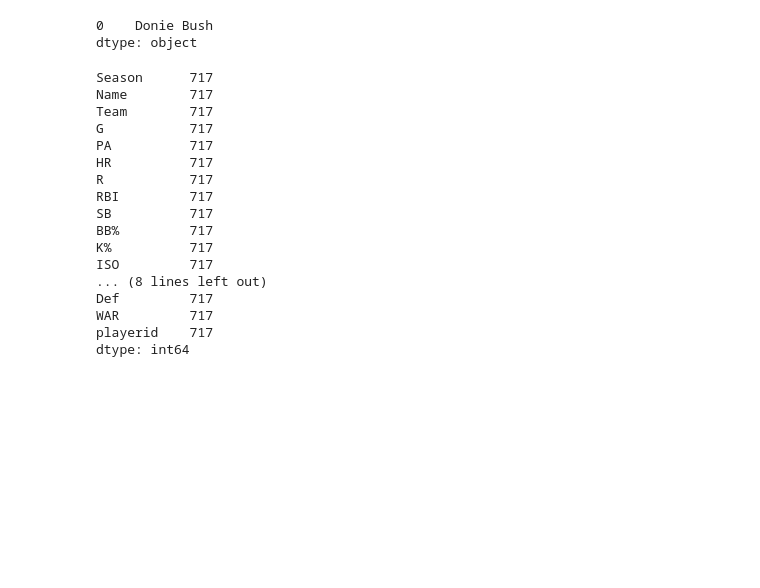
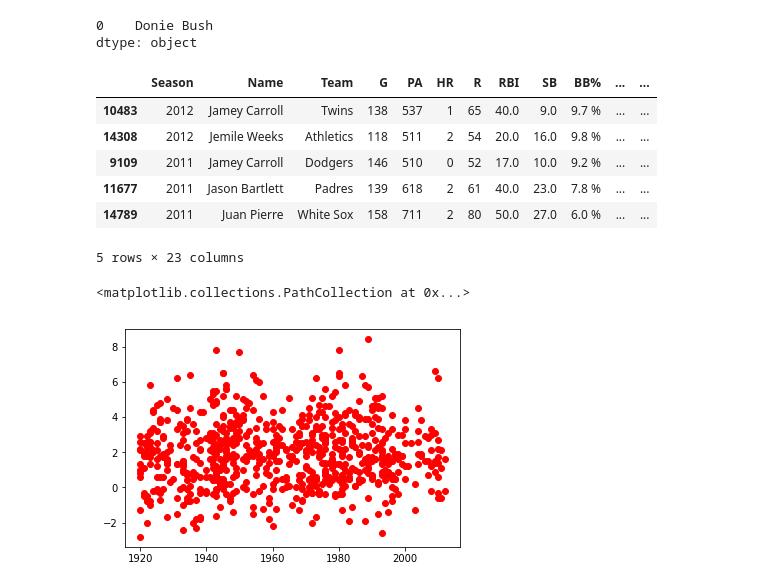
Before and after one commit to TrevorCap/Baseball, a Jupyter notebook: Barton.ipynb, the cells around one changed output. Cells and saved outputs as stored; diff of their text form; code cells hidden in the pictures; blank space fills up the shorter version.

```diff
--- a/Barton.ipynb
+++ b/Barton.ipynb
@@ -47,24 +44,20 @@ bartons.Name.mode()
 0    Donie Bush
 dtype: object
 # %%
-livebartons = livebartons[bartons.Season > 1919]
-livebartons = livebartons.sort_values(by=['Season'], ascending=False)
-livebartons.count()
+livebartons = bartons[bartons.Season > 1919]
+livebartons.head()
 # %% [output]
+|  | Season | Name | Team | G | PA | HR | R | RBI | SB | BB% | ... | ... |
+| 10483 | 2012 | Jamey Carroll | Twins | 138 | 537 | 1 | 65 | 40.0 | 9.0 | 9.7 % | ... | ... |
+| 14308 | 2012 | Jemile Weeks | Athletics | 118 | 511 | 2 | 54 | 20.0 | 16.0 | 9.8 % | ... | ... |
+| 9109 | 2011 | Jamey Carroll | Dodgers | 146 | 510 | 0 | 52 | 17.0 | 10.0 | 9.2 % | ... | ... |
+| 11677 | 2011 | Jason Bartlett | Padres | 139 | 618 | 2 | 61 | 40.0 | 23.0 | 7.8 % | ... | ... |
+| 14789 | 2011 | Juan Pierre | White Sox | 158 | 711 | 2 | 80 | 50.0 | 27.0 | 6.0 % | ... | ... |
-Season      717
-Name        717
-Team        717
-G           717
-PA          717
-HR          717
-R           717
-RBI         717
-SB          717
-BB%         717
-K%          717
-ISO         717
-... (8 lines left out)
-Def         717
-WAR         717
-playerid    717
-dtype: int64
+5 rows × 23 columns
+# %%
+llivebartons = livebartons[livebartons['PA'] >300]
+# %%
+plt.scatter(llivebartons.Season, llivebartons.WAR, c='r')
+# %% [output]
+<matplotlib.collections.PathCollection at 0x...>
+[figure, added]
```
Also changed, not shown: parts of 3 cells of this notebook, 24 other files.
